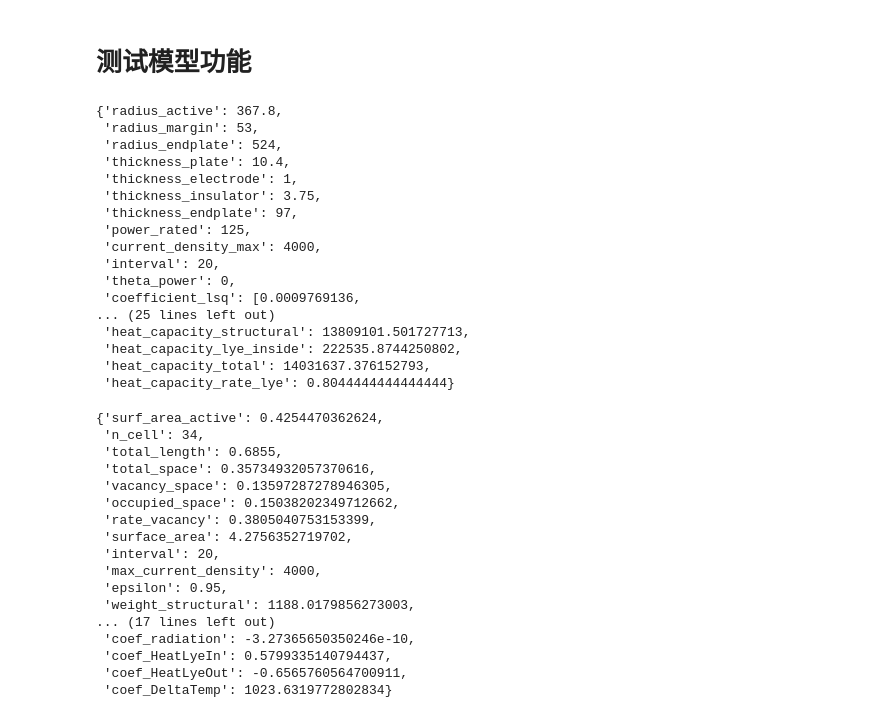
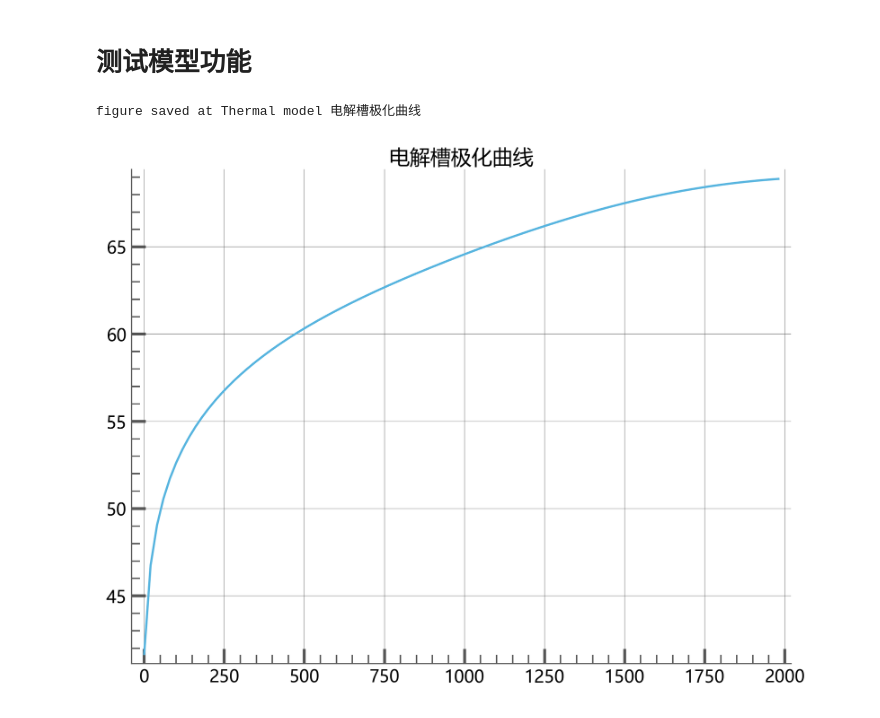
Before and after one commit to GustavHenry/Electrolyzer-dynamic-model, a Jupyter notebook: src/Thermal model test.ipynb, the cells around one changed output. Saved outputs shown, nothing was run; the diff lists cells and outputs as text; code cells hidden in the pictures.

Commit message:
Thermal model rewrite basical function completed, ready to add figure

```diff
--- a/src/Thermal model test.ipynb
+++ b/src/Thermal model test.ipynb
@@ -124,20 +94,0 @@ ep = ElectrolyzerParameter()
-# %%
-ep.__dict__
-# %% [output]
-{'radius_active': 367.8,
- 'radius_margin': 53,
- 'radius_endplate': 524,
- 'thickness_plate': 10.4,
- 'thickness_electrode': 1,
- 'thickness_insulator': 3.75,
- 'thickness_endplate': 97,
- 'power_rated': 125,
- 'current_density_max': 4000,
- 'interval': 20,
- 'theta_power': 0,
- 'coefficient_lsq': [0.0009769136,
-... (25 lines left out)
- 'heat_capacity_structural': 13809101.501727713,
- 'heat_capacity_lye_inside': 222535.8744250802,
- 'heat_capacity_total': 14031637.376152793,
- 'heat_capacity_rate_lye': 0.8044444444444444}
@@ -151,22 +95,5 @@ ele_ori_model.merge_coef()
-# %%
-ele_ori_model.__dict__
-# %% [output]
-{'surf_area_active': 0.4254470362624,
- 'n_cell': 34,
- 'total_length': 0.6855,
- 'total_space': 0.35734932057370616,
- 'vacancy_space': 0.13597287278946305,
- 'occupied_space': 0.15038202349712662,
- 'rate_vacancy': 0.3805040753153399,
- 'surface_area': 4.2756352719702,
- 'interval': 20,
- 'max_current_density': 4000,
- 'epsilon': 0.95,
- 'weight_structural': 1188.0179856273003,
-... (17 lines left out)
- 'coef_radiation': -3.27365650350246e-10,
- 'coef_HeatLyeIn': 0.5799335140794437,
- 'coef_HeatLyeOut': -0.6565760564700911,
- 'coef_DeltaTemp': 1023.6319772802834}
 # %%
-electrolyzer.pring_all_properties()
+electrolyzer.show_polarization_curve()
+# %% [output]
+figure saved at Thermal model 电解槽极化曲线
+[figure, added]
```
Also changed, not shown: parts of 21 cells of this notebook, 3 other files.
